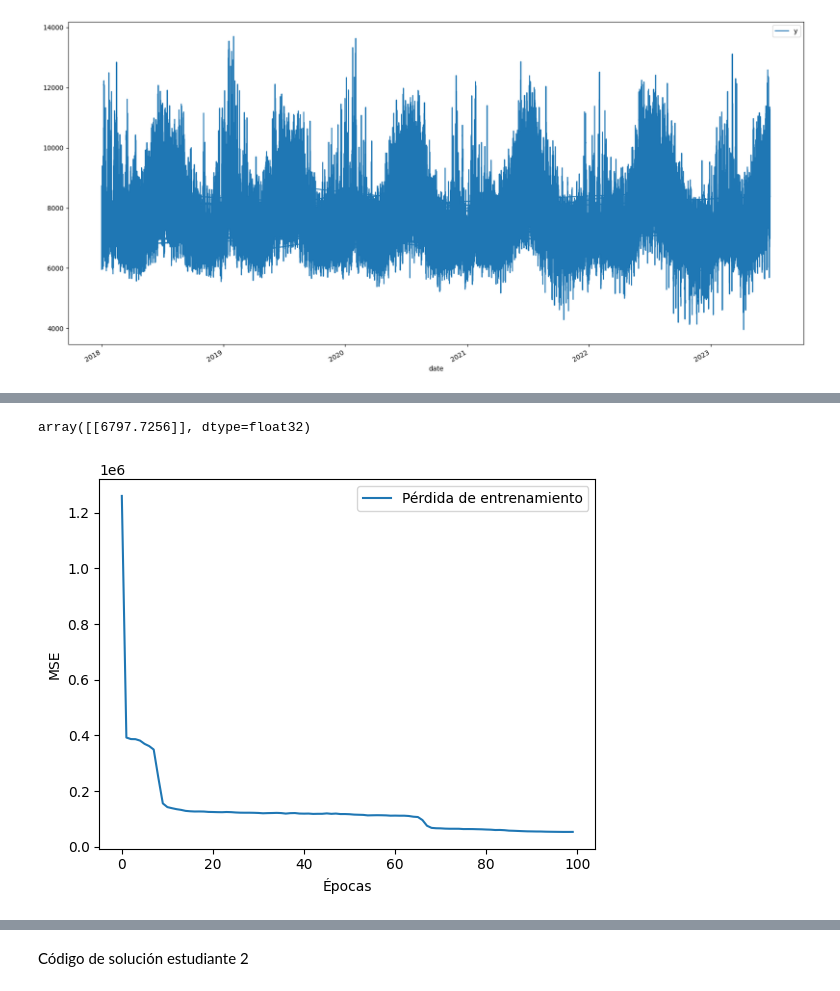
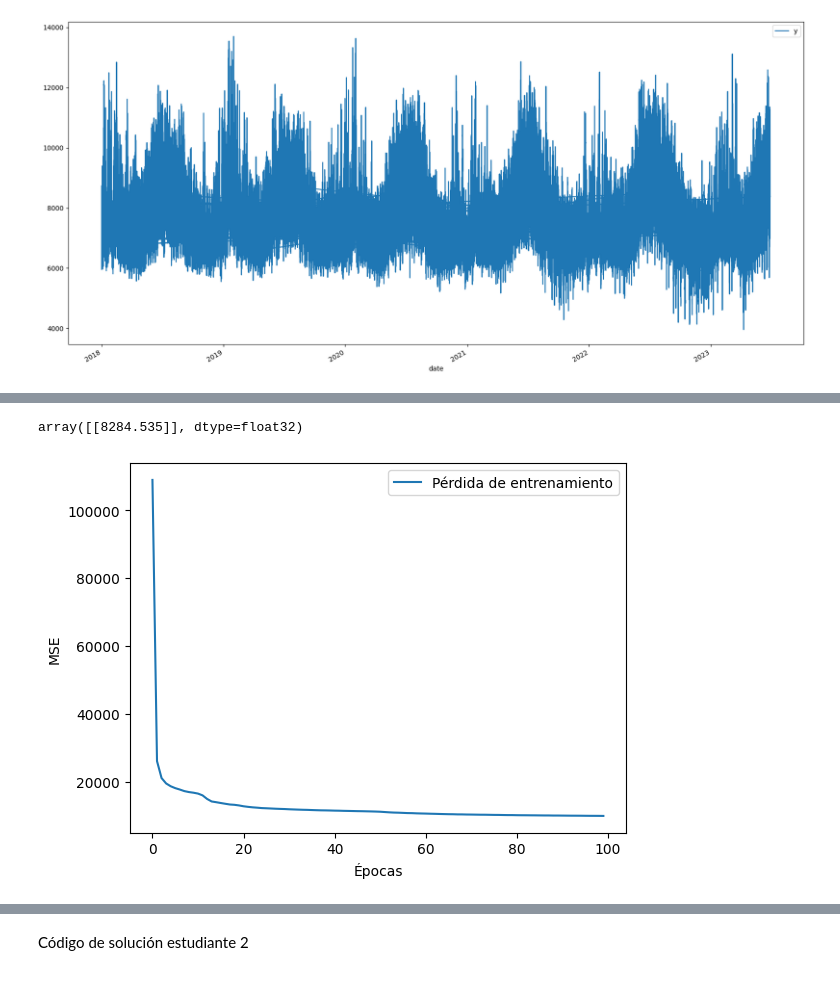
Before and after one commit to MPST-2025-I/tarea-4-ejercicio-cnn-tarea-4-1, a Jupyter notebook: Plantilla_Tareas.ipynb, the cells around one changed output, grey strips where cells are left out. Saved outputs shown, nothing was run; the diff lists cells and outputs as text; code cells hidden in the pictures.

```diff
--- a/Plantilla_Tareas.ipynb
+++ b/Plantilla_Tareas.ipynb
@@ -415,7 +419,7 @@ def split_univariate_sequence(sequence, n_steps):
     return np.array(X), np.array(y)
 # %%
 # Definir parámetros
-n_steps = 12
+n_steps = 48
 n_features = 1
 X, y = split_univariate_sequence(df1['y'], n_steps)
 # %%
@@ -465,0 +432,11 @@ Model: "sequential_1"
+# %%
+# Definimos nuestro modelo
+model_1 = Sequential()
+model_1.add(keras.layers.Input(shape=(n_steps, n_features)))
+model_1.add(Conv1D(64, 2, activation='relu'))
+model_1.add(MaxPooling1D())
+model_1.add(Flatten())
+model_1.add(Dense(50, activation='relu'))
+model_1.add(Dense(1))
+model_1.compile(optimizer='adam', loss='mse')
+model_1.summary()
@@ -466,6 +461,6 @@ Model: "sequential_1"
 # %%
 X_train, X_test, y_train, y_test = train_test_split(X, y, test_size=0.3, shuffle=False)
 # %%
-history = model.fit(X, y, epochs=100, verbose=1)
+history_1 = model_1.fit(X, y, epochs=100, verbose=1)
 # %% [output]
 Epoch 1/100
@@ -488,14 +483,14 @@ Epoch 100/100
 # %%
 x_input = np.array(df1[-n_steps:]).reshape((1, n_steps, n_features))
-yhat = model.predict(x_input, verbose=0)
+yhat = model_1.predict(x_input, verbose=0)
 yhat
 # %% [output]
-array([[6797.7256]], dtype=float32)
+array([[8284.535]], dtype=float32)
 # %%
-plt.plot(history.history['loss'], label='Pérdida de entrenamiento')
+plt.plot(history_1.history['loss'], label='Pérdida de entrenamiento')
 plt.xlabel('Épocas')
 plt.ylabel('MSE')
 plt.legend()
 plt.show()
 # %% [output]
-[figure, old version]
+[figure, new version]
```
Also changed, not shown: parts of 65 cells of this notebook.
